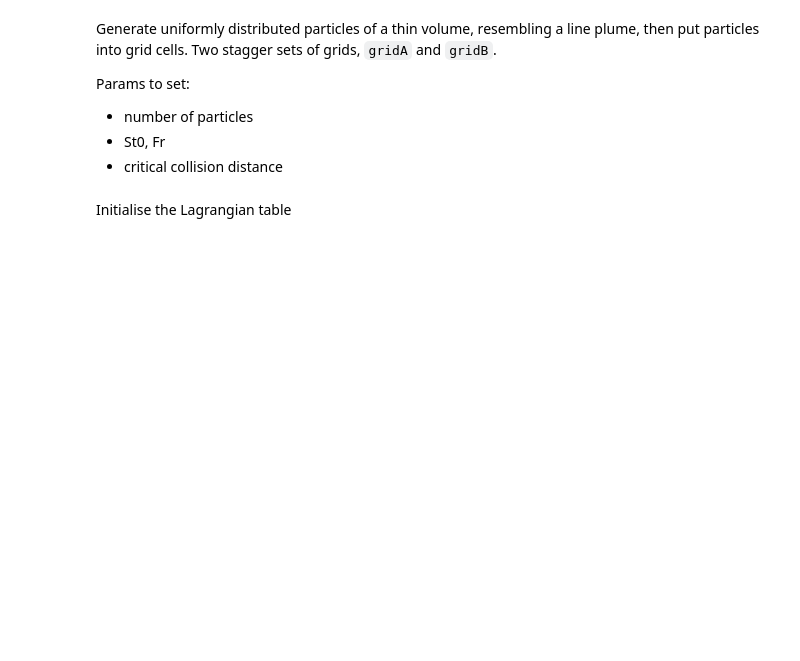
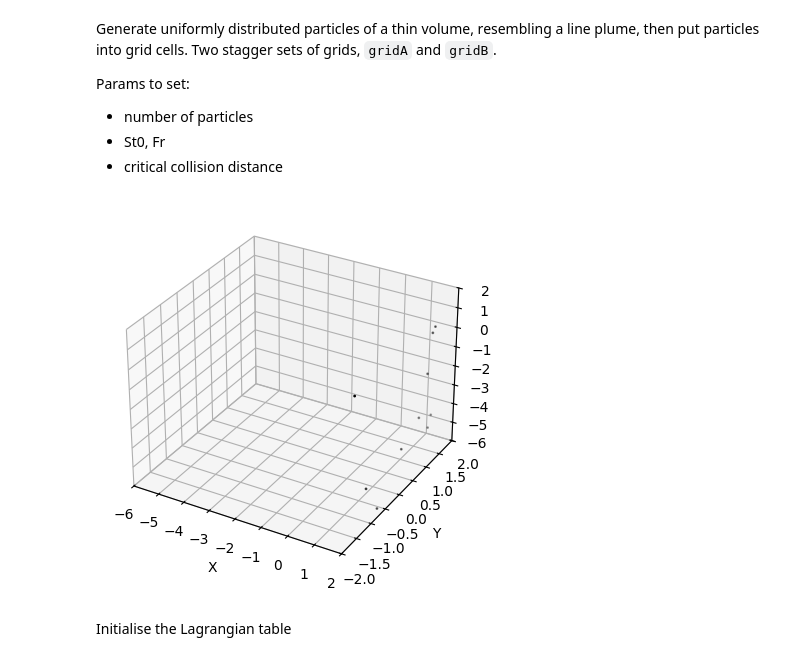
Before and after one commit to zhizhiL/plume_norburyRings, a Jupyter notebook: main_lineplume_3D.ipynb, the cells around one changed output. Saved outputs shown, nothing was run; the diff lists cells and outputs as text; code cells hidden in the pictures; blank space fills up the shorter version.

```diff
--- a/main_lineplume_3D.ipynb
+++ b/main_lineplume_3D.ipynb
@@ -22,7 +22,7 @@ Params to set:
 # %%
 # FOR actual simulation
 # N0_particle = V_gas / (4/3 * np.pi * a_0 **3)  # Number of particles in the domain
-N0_particle = 150
+N0_particle = 10
 
 # line plume thickness
 plume_w = 0.1
@@ -31,36 +31,38 @@ XP0 = np.random.uniform((2-plume_w), 2, N0_particle)
 YP0 = np.random.uniform(-2, 2, N0_particle)
 ZP0 = np.random.uniform(-6, 2, N0_particle)
 
-St0 = 0.2
+St0 = 0.5
 R_collision = 0.02
 Fr = 0.5
 
 xl, xr = -6, 2
 yl, yr = -2, 2
 zd, zu = -6, 2
 
 dx_col, dy_col, dz_col = 1, 1, 1
 Nx_col, Ny_col, Nz_col = 8, 4, 8
 gridA_xc, gridA_yc, gridA_zc = np.meshgrid(np.linspace(xl+dx_col/2, xr-dx_col/2, Nx_col),
                                            np.linspace(yl+dy_col/2, yr-dy_col, Ny_col),
                                            np.linspace(zd+dz_col/2, zu-dz_col/2, Nz_col), indexing='ij')
 gridB_xc, gridB_yc, gridB_zc = np.meshgrid(np.linspace(xl, xr, Nx_col+1), np.linspace(yl, yr, Ny_col+1), np.linspace(zd, zu, Nz_col+1), indexing='ij')
 
 # Plot grid lines
 fig = plt.figure()
 ax = fig.add_subplot(111, projection='3d')
 
 ax.set_xlabel('X')
 ax.set_ylabel('Y')
 ax.set_zlabel('Z')
 
 ax.scatter(XP0, YP0, ZP0,s=1, c='k', marker='o')
 ax.set_xlim(-6, 2)
 ax.set_ylim(-2, 2)
 ax.set_zlim(-6, 2)
 
 
 plt.show()
+# %% [output]
+[figure, added]
 # %% [markdown]
 Initialise the Lagrangian table
 # %%
```
Also changed, not shown: parts of 6 cells of this notebook, 10 other files.
